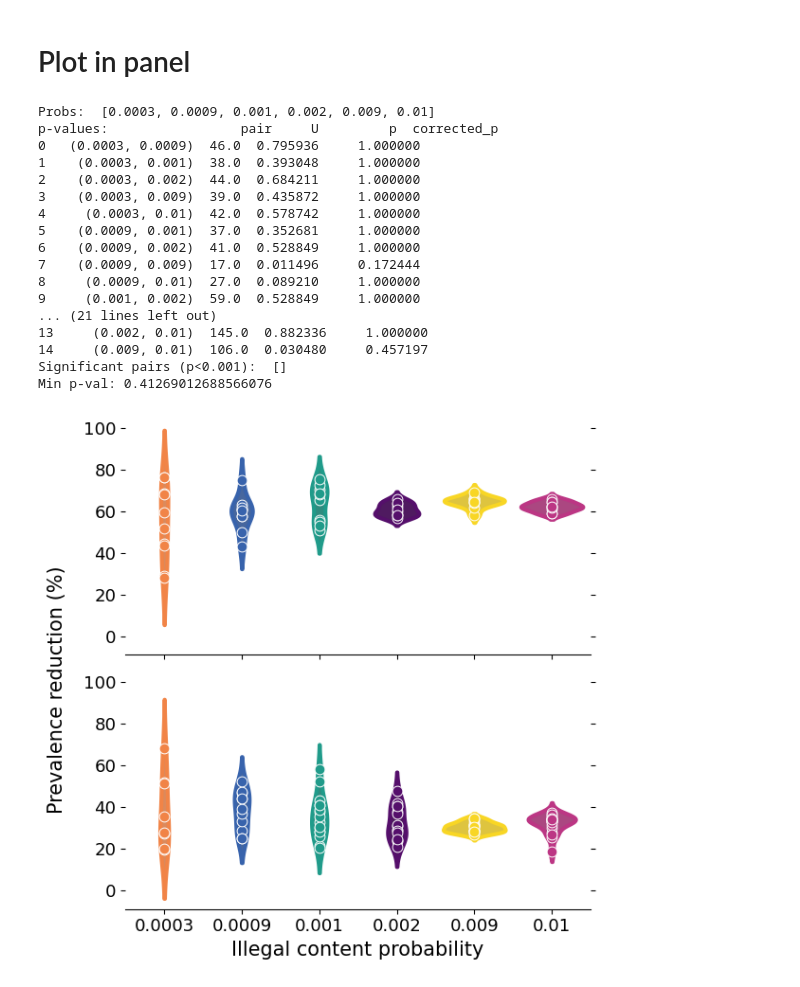
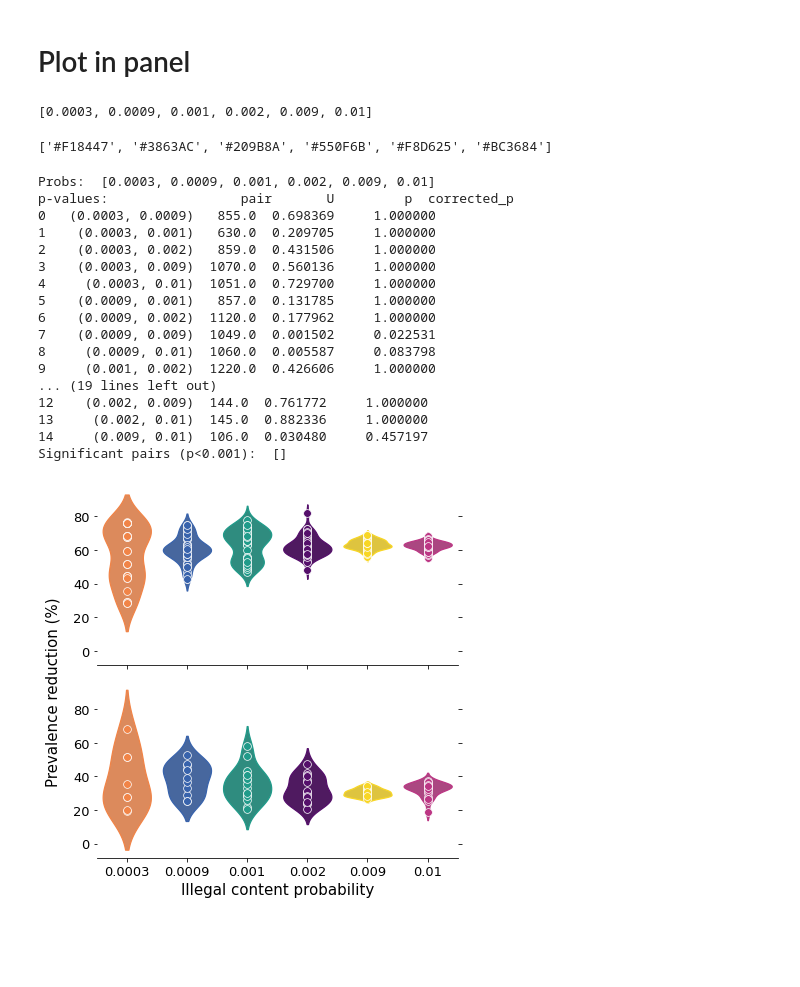
Before and after one commit to osome-iu/simsom_removal, a Jupyter notebook: experiments/figures/vary_illegal_probability.ipynb, the cells around one changed output. Cells and saved outputs as stored; diff of their text form; code cells hidden in the pictures; blank space fills up the shorter version.

Commit message:
data and notebook for plots

```diff
--- a/experiments/figures/vary_illegal_probability.ipynb
+++ b/experiments/figures/vary_illegal_probability.ipynb
@@ -482,13 +153,10 @@ pairs
 # %%
-sample_tau2 = []
-for p in probs:
-    sample = results[(results.half_life == 2) & (results.illegal_prob == p)].sample(10, random_state=15)
-    sample_tau2.append(sample)
-
-focal = pd.concat(sample_tau2)
+focal = results[results.half_life == 2]
 for pair in pairs:
     pop1 = focal[focal.illegal_prob == pair[0]]["pct_change"]
     pop2 = focal[focal.illegal_prob == pair[1]]["pct_change"]
     U, p = mannwhitneyu(pop1, pop2, method="exact")
     stat_res.append({"pair": pair, "U": U, "p": p})
 df = pd.DataFrame(stat_res)
+
+tau2_res = focal
@@ -592,5 +184,3 @@ else:
-# %%
-tau2_res = plot_data
 # %% [markdown]
 ## Filter tau=8
 # %%
@@ -601,3 +191,5 @@ for pair in pairs:
     U, p = mannwhitneyu(pop1, pop2, method="exact")
     stat_res.append({"pair": pair, "U": U, "p": p})
 df = pd.DataFrame(stat_res)
+
+tau8_res = focal
@@ -701,2 +216,0 @@ else:
-# %%
-tau8_res = plot_data
@@ -748,8 +231,16 @@ PLOT_DIR = "plots"
 if not os.path.exists(PLOT_DIR):
     os.makedirs(PLOT_DIR)
 fpath = os.path.join(PLOT_DIR, f"pct_change_illegal_prob_combine")
+# %%
+probs
+# %% [output]
+[0.0003, 0.0009, 0.001, 0.002, 0.009, 0.01]
+# %%
+BLUEPALETTE[: len(probs)]
+# %% [output]
+['#F18447', '#3863AC', '#209B8A', '#550F6B', '#F8D625', '#BC3684']
 # %%
-sig_level=0.001
+sig_level = 0.001
 plot_dfs = [tau2_res, tau8_res]
 y_label = "Prevalence reduction (%)"
 
@@ -759,8 +250,10 @@ fig, axs = plt.subplots(2, 1, figsize=(6, 6), sharex=True, sharey=True)
 probs = sorted(plot_dfs[0].illegal_content_probability.unique())
 probs.remove(0.0001)
 print("Probs: ", probs)
+
+
 for idx, plot_data in enumerate(plot_dfs):
-    # print(f"** Plot {y_labels[idx]} **")
+    plot_data = plot_data[plot_data.illegal_content_probability != 0.0001]
     ax = axs[idx]
     # Create the violin plot
     violin = sns.violinplot(
@@ -771,12 +264,14 @@ for idx, plot_data in enumerate(plot_dfs):
         order=probs,
         inner="point",
         palette=BLUEPALETTE,
+        hue="illegal_content_probability",
+        legend=False,
     )
     if idx == len(plot_dfs) - 1:
         violin.set_xlabel("Illegal content probability")
     else:
         violin.set_xlabel("")
-    violin.set_ylabel('')
+    violin.set_ylabel("")
 
     patch_violinplot(ax, palette=BLUEPALETTE, n=len(probs))
     point_violinplot(ax, palette=BLUEPALETTE, n=len(probs), pointsize=60, linewidth=0.7)
@@ -784,46 +279,50 @@ for idx, plot_data in enumerate(plot_dfs):
     sns.despine(top=True, left=True, bottom=False)
 
     ## TEST SIGNIFICANCE
-    stats, significant_pairs = get_corrected_p(plot_data, focal_col="illegal_content_probability", sig_level=sig_level, values=probs)
+    stats, significant_pairs = get_corrected_p(
+        plot_data,
+        focal_col="illegal_content_probability",
+        sig_level=sig_level
+    )
     significant_pairs = [
         i for i in significant_pairs if i[0] in probs and i[1] in probs
     ]
     # Add annotations for significant pairs
     y_max = plot_data["pct_change"].max()
     for x1, x2 in significant_pairs:
         stat, p = stats[stats["pair"] == (x1, x2)][["U", "corrected_p"]].values[0]
         if p < sig_level:
             y = y_max + 5  # Adjust the y position for the annotation
             add_annotation(ax, probs.index(x1), probs.index(x2), y, get_annotation(p))
             print(f"Pair ( {x1}, {x2} ): p-value: {p:.2e}")
             y_max += 10  # Increment y_max for the next annotation
 
     # ax.set_ylim(0, 100)
 fig.supylabel(y_label, fontsize=15)
 # Saving
 plt.tight_layout()
 
 if fpath is not None:
     plt.savefig(f"{fpath}.pdf", dpi=300)
     plt.savefig(f"{fpath}.png", dpi=300)
 else:
     plt.show()
 # %% [output]
 Probs:  [0.0003, 0.0009, 0.001, 0.002, 0.009, 0.01]
-p-values:                 pair     U         p  corrected_p
-0   (0.0003, 0.0009)  46.0  0.795936     1.000000
-1    (0.0003, 0.001)  38.0  0.393048     1.000000
-2    (0.0003, 0.002)  44.0  0.684211     1.000000
-3    (0.0003, 0.009)  39.0  0.435872     1.000000
-4     (0.0003, 0.01)  42.0  0.578742     1.000000
-5    (0.0009, 0.001)  37.0  0.352681     1.000000
-6    (0.0009, 0.002)  41.0  0.528849     1.000000
-7    (0.0009, 0.009)  17.0  0.011496     0.172444
-8     (0.0009, 0.01)  27.0  0.089210     1.000000
-9     (0.001, 0.002)  59.0  0.528849     1.000000
-... (21 lines left out)
+p-values:                 pair       U         p  corrected_p
+0   (0.0003, 0.0009)   855.0  0.698369     1.000000
+1    (0.0003, 0.001)   630.0  0.209705     1.000000
+2    (0.0003, 0.002)   859.0  0.431506     1.000000
+3    (0.0003, 0.009)  1070.0  0.560136     1.000000
+4     (0.0003, 0.01)  1051.0  0.729700     1.000000
+5    (0.0009, 0.001)   857.0  0.131785     1.000000
+6    (0.0009, 0.002)  1120.0  0.177962     1.000000
+7    (0.0009, 0.009)  1049.0  0.001502     0.022531
+8     (0.0009, 0.01)  1060.0  0.005587     0.083798
+9     (0.001, 0.002)  1220.0  0.426606     1.000000
+... (19 lines left out)
+12    (0.002, 0.009)  144.0  0.761772     1.000000
 13     (0.002, 0.01)  145.0  0.882336     1.000000
 14     (0.009, 0.01)  106.0  0.030480     0.457197
 Significant pairs (p<0.001):  []
-Min p-val: 0.41269012688566076
-[figure, old version]
+[figure, new version]
```
Also changed, not shown: parts of 42 cells of this notebook, 15 other files.
